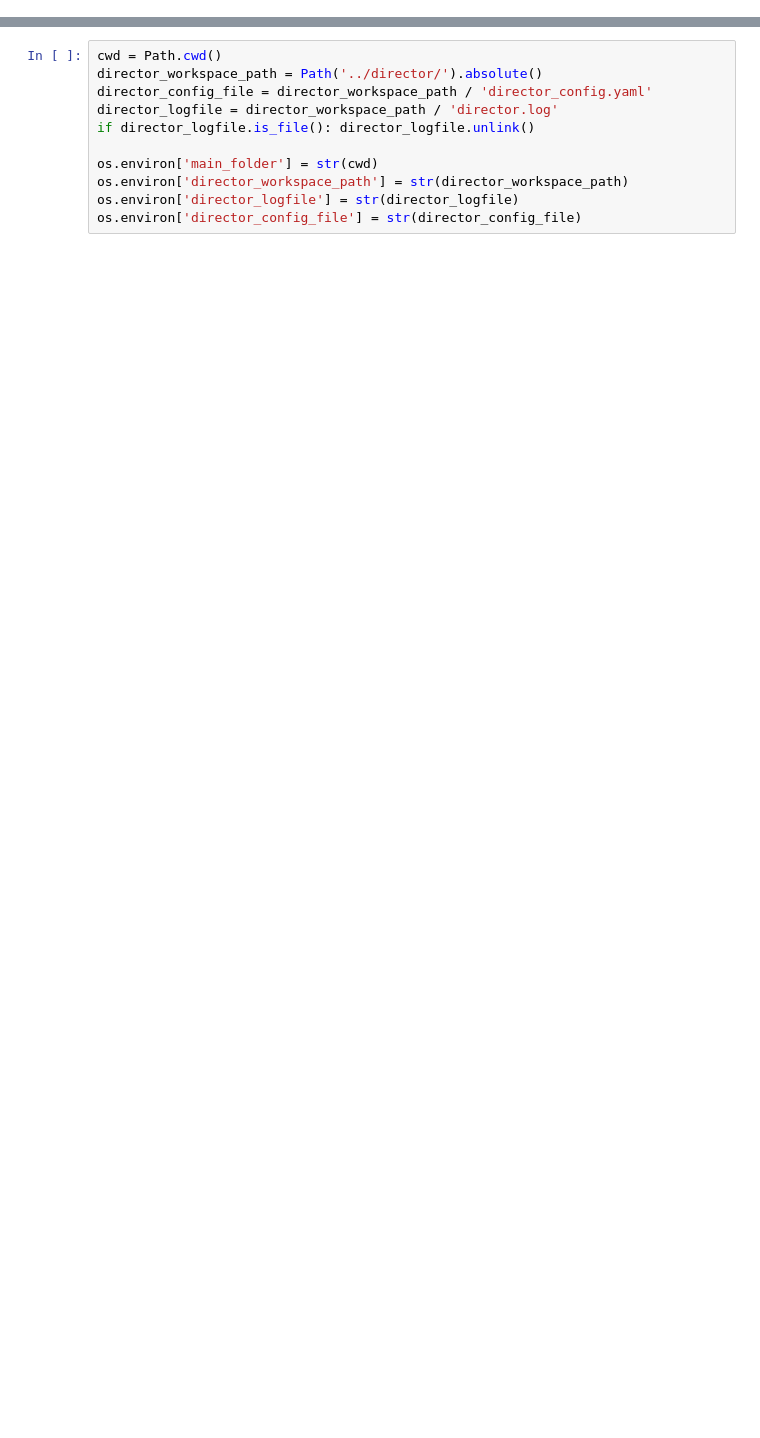
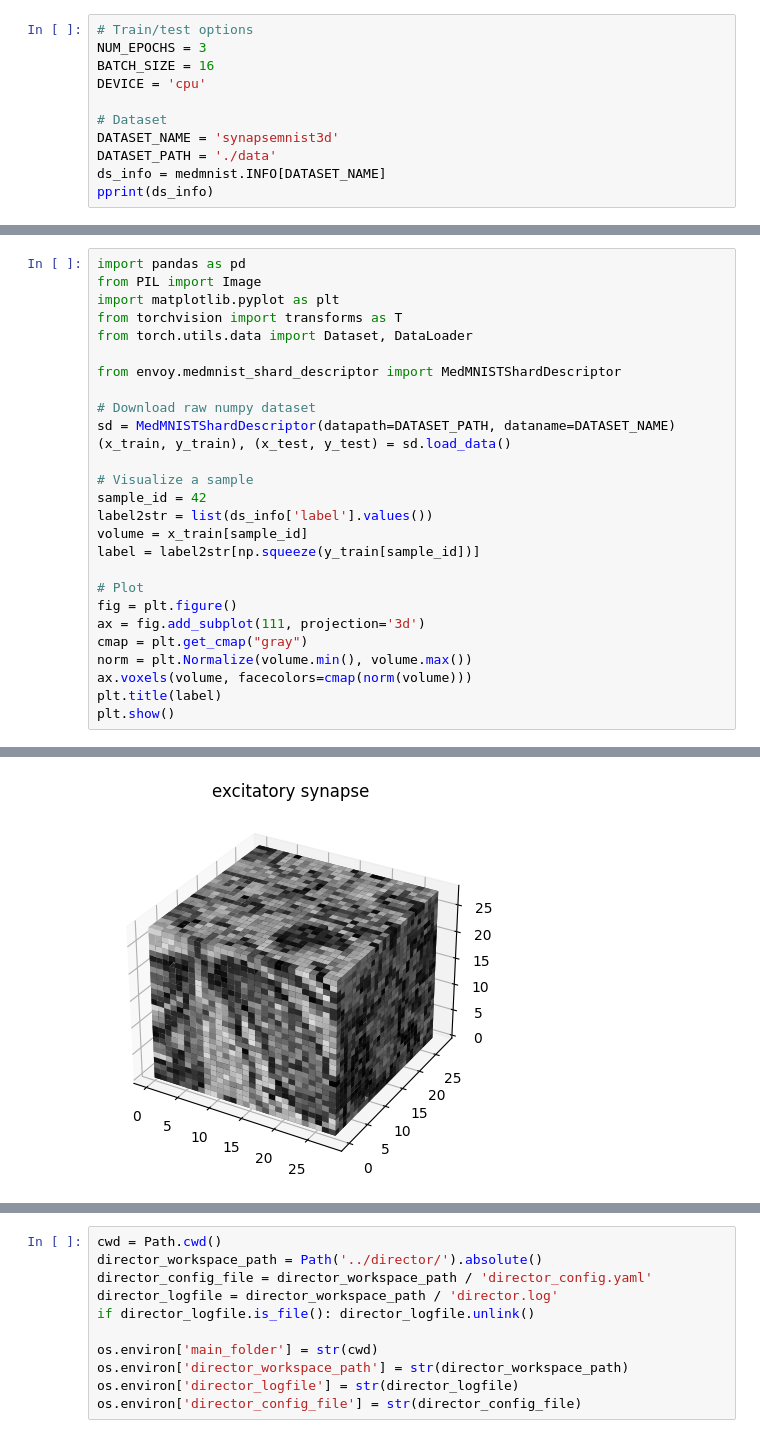
Before and after one commit to intel/fl-tutorial, a Jupyter notebook: tutorial_notebooks/Tutorial_2_Medmnist_3D_with_exercises.ipynb, the cells around one changed output, grey strips where cells are left out. Saved outputs shown, nothing was run; the diff lists cells and outputs as text; blank space fills up the shorter version.

```diff
--- a/tutorial_notebooks/Tutorial_2_Medmnist_3D_with_exercises.ipynb
+++ b/tutorial_notebooks/Tutorial_2_Medmnist_3D_with_exercises.ipynb
@@ -73,0 +100,11 @@ from medmnist import INFO, Evaluator
+# %%
+# Train/test options
+NUM_EPOCHS = 3
+BATCH_SIZE = 16
+DEVICE = 'cpu'
+
+# Dataset
+DATASET_NAME = 'synapsemnist3d'
+DATASET_PATH = './data'
+ds_info = medmnist.INFO[DATASET_NAME]
+pprint(ds_info)
@@ -73,0 +133,28 @@ from medmnist import INFO, Evaluator
+# %%
+import pandas as pd
+from PIL import Image
+import matplotlib.pyplot as plt
+from torchvision import transforms as T
+from torch.utils.data import Dataset, DataLoader
+
+from envoy.medmnist_shard_descriptor import MedMNISTShardDescriptor
+
+# Download raw numpy dataset
+sd = MedMNISTShardDescriptor(datapath=DATASET_PATH, dataname=DATASET_NAME)
+(x_train, y_train), (x_test, y_test) = sd.load_data()
+
+# Visualize a sample
+sample_id = 42
+label2str = list(ds_info['label'].values())
+volume = x_train[sample_id]
+label = label2str[np.squeeze(y_train[sample_id])]
+
+# Plot
+fig = plt.figure()
+ax = fig.add_subplot(111, projection='3d')
+cmap = plt.get_cmap("gray")
+norm = plt.Normalize(volume.min(), volume.max())
+ax.voxels(volume, facecolors=cmap(norm(volume)))
+plt.title(label)
+plt.show()
+# %% [output]
@@ -73,0 +162 @@ from medmnist import INFO, Evaluator
+[figure, added]
```
Also changed, not shown: parts of 63 cells of this notebook, 3 other files.
